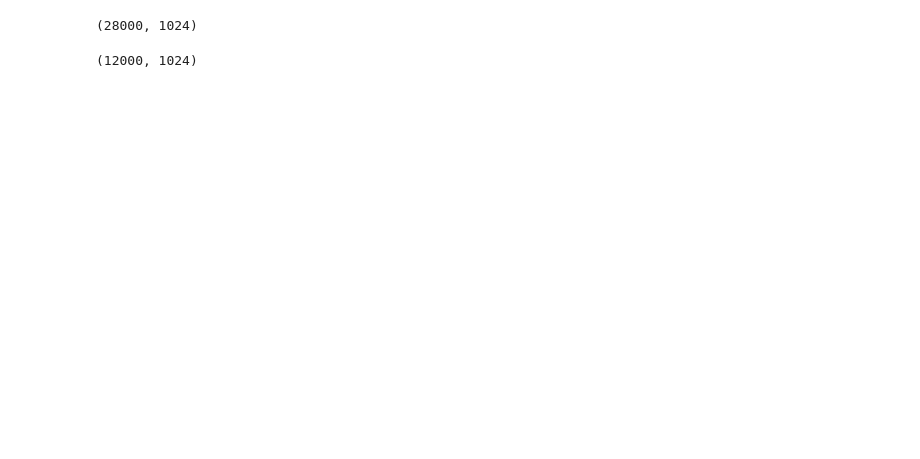
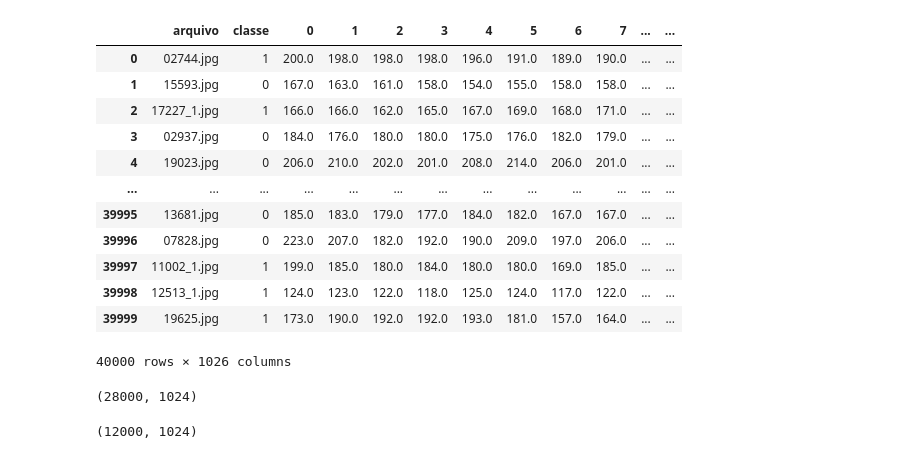
Before and after one commit to diascarolina/fundamentos-analise-dados, a Jupyter notebook: trabalho02_classificacao/trabalho02.ipynb, the cells around one changed output. Saved outputs shown, nothing was run; the diff lists cells and outputs as text; code cells hidden in the pictures; blank space fills up the shorter version.

```diff
--- a/trabalho02_classificacao/trabalho02.ipynb
+++ b/trabalho02_classificacao/trabalho02.ipynb
@@ -31,3 +29,19 @@ dados.sample(frac=1).head()
+# %%
+dados
+# %% [output]
+|  | arquivo | classe | 0 | 1 | 2 | 3 | 4 | 5 | 6 | 7 | ... | ... |
+| 0 | 02744.jpg | 1 | 200.0 | 198.0 | 198.0 | 198.0 | 196.0 | 191.0 | 189.0 | 190.0 | ... | ... |
+| 1 | 15593.jpg | 0 | 167.0 | 163.0 | 161.0 | 158.0 | 154.0 | 155.0 | 158.0 | 158.0 | ... | ... |
+| 2 | 17227_1.jpg | 1 | 166.0 | 166.0 | 162.0 | 165.0 | 167.0 | 169.0 | 168.0 | 171.0 | ... | ... |
+| 3 | 02937.jpg | 0 | 184.0 | 176.0 | 180.0 | 180.0 | 175.0 | 176.0 | 182.0 | 179.0 | ... | ... |
+| 4 | 19023.jpg | 0 | 206.0 | 210.0 | 202.0 | 201.0 | 208.0 | 214.0 | 206.0 | 201.0 | ... | ... |
+| ... | ... | ... | ... | ... | ... | ... | ... | ... | ... | ... | ... | ... |
+| 39995 | 13681.jpg | 0 | 185.0 | 183.0 | 179.0 | 177.0 | 184.0 | 182.0 | 167.0 | 167.0 | ... | ... |
+| 39996 | 07828.jpg | 0 | 223.0 | 207.0 | 182.0 | 192.0 | 190.0 | 209.0 | 197.0 | 206.0 | ... | ... |
+| 39997 | 11002_1.jpg | 1 | 199.0 | 185.0 | 180.0 | 184.0 | 180.0 | 180.0 | 169.0 | 185.0 | ... | ... |
+| 39998 | 12513_1.jpg | 1 | 124.0 | 123.0 | 122.0 | 118.0 | 125.0 | 124.0 | 117.0 | 122.0 | ... | ... |
+| 39999 | 19625.jpg | 1 | 173.0 | 190.0 | 192.0 | 192.0 | 193.0 | 181.0 | 157.0 | 164.0 | ... | ... |
+40000 rows × 1026 columns
 # %%
 X = dados.drop(['arquivo', 'classe'], axis=1)
 y = dados['classe']
```
Also changed, not shown: parts of 20 cells of this notebook.
